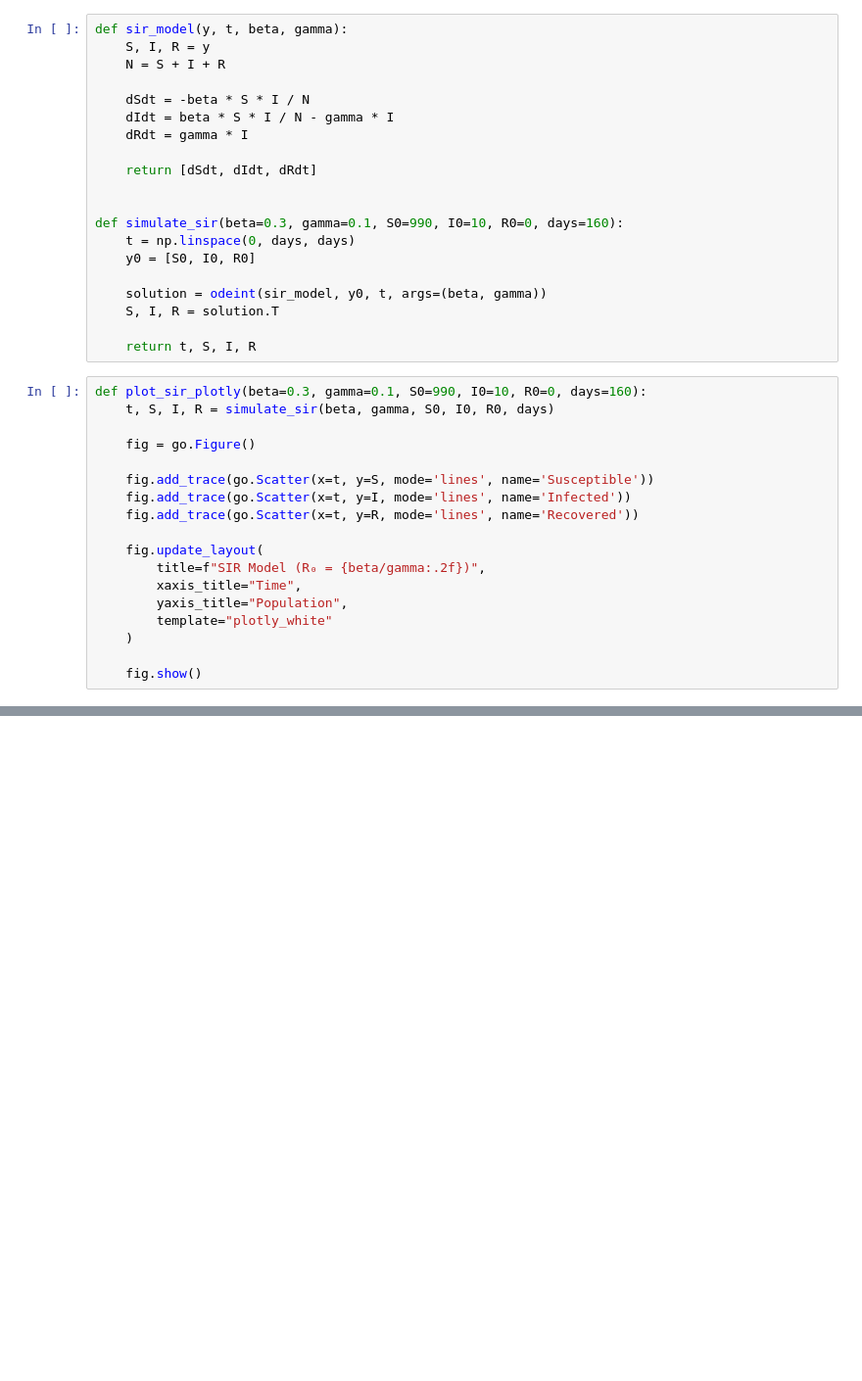
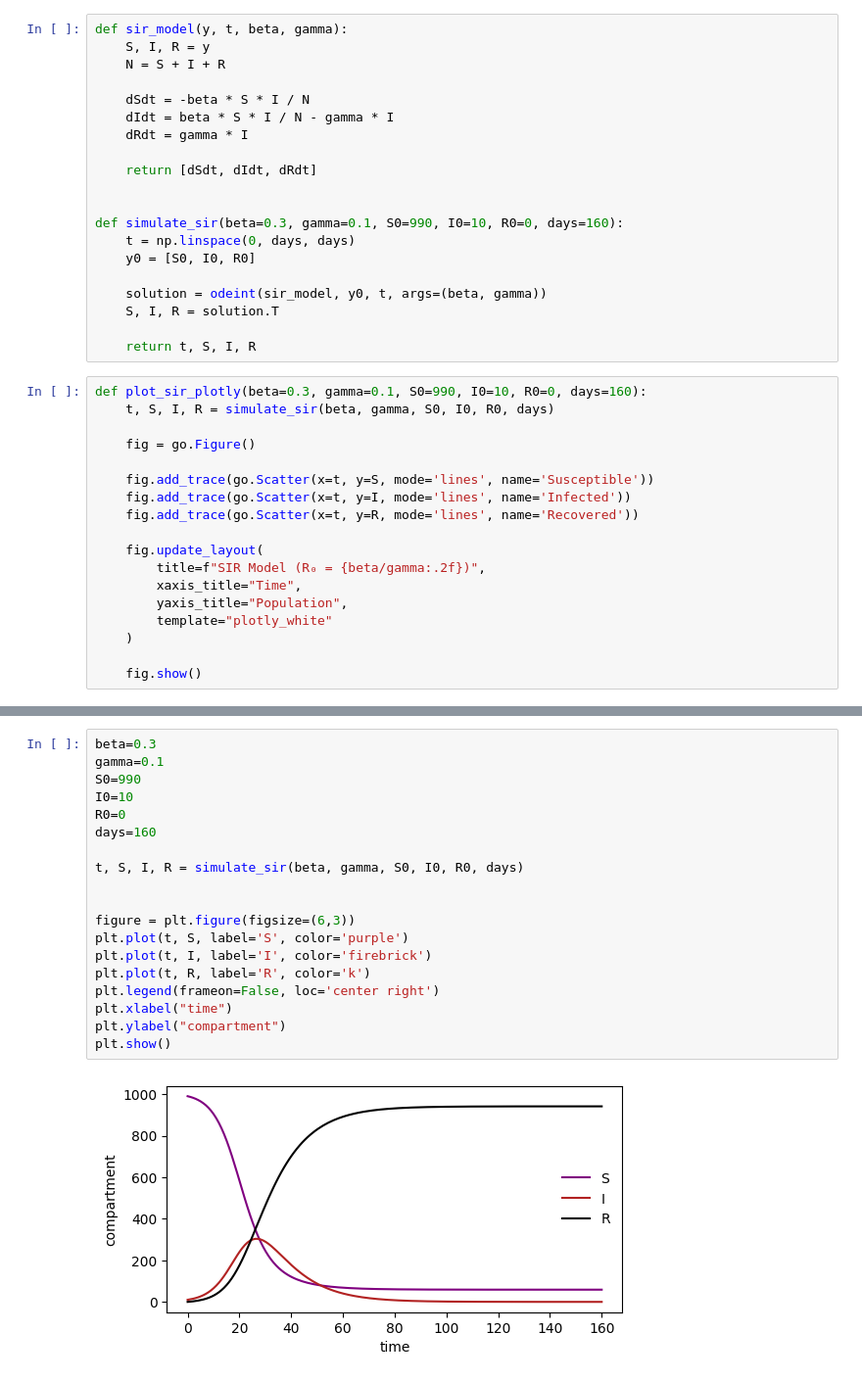
Before and after one commit to migp11/mini-course-scicomp, a Jupyter notebook: practical/04_0_SIR_basic.ipynb, the cells around one changed output, grey strips where cells are left out. Shown at 98% size. Cells and saved outputs as stored; diff of their text form; blank space fills up the shorter version.

```diff
--- a/practical/04_0_SIR_basic.ipynb
+++ b/practical/04_0_SIR_basic.ipynb
@@ -60,0 +114,21 @@ interactive(children=(FloatSlider(value=0.3, description='beta', max=1.0, step=0
+# %%
+beta=0.3
+gamma=0.1
+S0=990
+I0=10
+R0=0
+days=160
+
+t, S, I, R = simulate_sir(beta, gamma, S0, I0, R0, days)
+
+
+figure = plt.figure(figsize=(6,3))
+plt.plot(t, S, label='S', color='purple')
+plt.plot(t, I, label='I', color='firebrick')
+plt.plot(t, R, label='R', color='k')
+plt.legend(frameon=False, loc='center right')
+plt.xlabel("time")
+plt.ylabel("compartment")
+plt.show()
+# %% [output]
+[figure, added]
```
Also changed, not shown: parts of 12 cells of this notebook.
